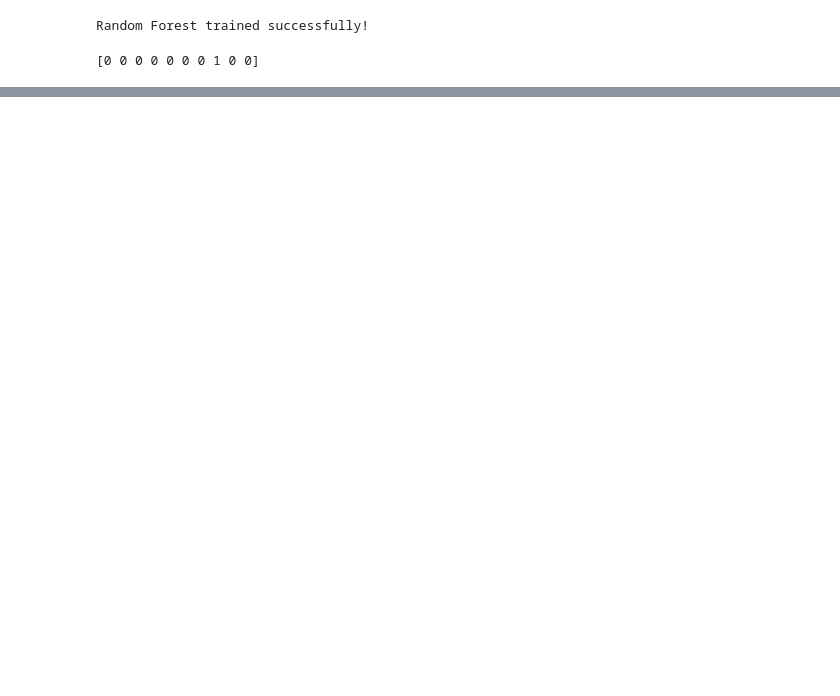
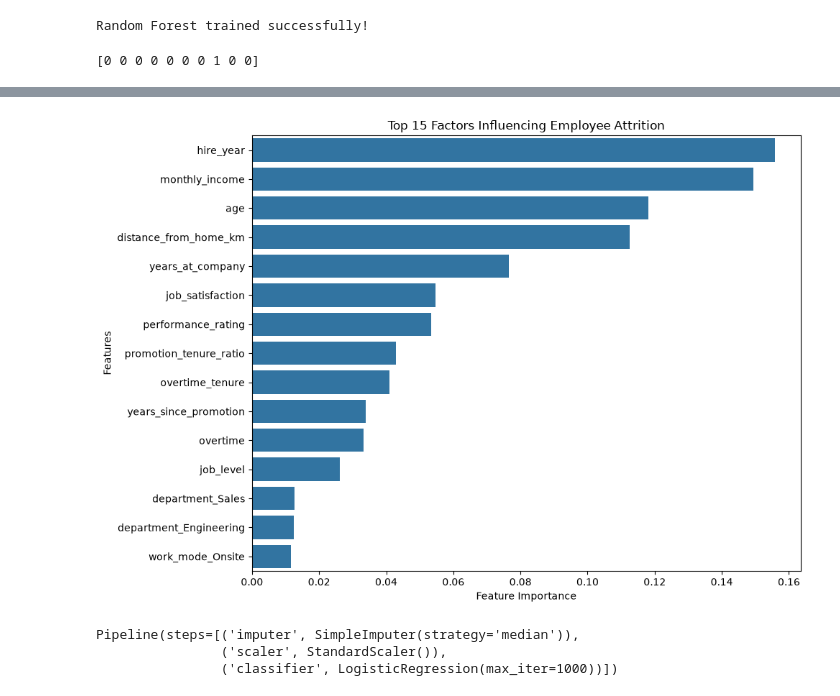
Before and after one commit to jiyamanchanda/job-attrition, a Jupyter notebook: notebooks/modeltraining.ipynb, the cells around one changed output, grey strips where cells are left out. Saved outputs shown, nothing was run; the diff lists cells and outputs as text; code cells hidden in the pictures; blank space fills up the shorter version.

```diff
--- a/notebooks/modeltraining.ipynb
+++ b/notebooks/modeltraining.ipynb
@@ -244,0 +519,16 @@ print(y_pred_rf[:10])
+# %%
+# Extract feature importance from Random Forest
+
+importances = random_forest.named_steps["classifier"].feature_importances_
+
+feature_importance = pd.DataFrame({
+    "Feature": X_train.columns,
+    "Importance": importances
+})
+
+feature_importance = feature_importance.sort_values(
+    by="Importance",
+    ascending=False
+)
+
+feature_importance.head(15)
@@ -244,0 +552,21 @@ print(y_pred_rf[:10])
+# %%
+# Plot top 15 important features
+
+top_features = feature_importance.head(15)
+
+plt.figure(figsize=(10, 7))
+
+sns.barplot(
+    data=top_features,
+    x="Importance",
+    y="Feature"
+)
+
+plt.title("Top 15 Factors Influencing Employee Attrition")
+plt.xlabel("Feature Importance")
+plt.ylabel("Features")
+
+plt.tight_layout()
+plt.show()
+# %% [output]
+[figure, added]
@@ -244,0 +581,12 @@ print(y_pred_rf[:10])
+# %%
+logistic_model = Pipeline([
+    ("imputer", SimpleImputer(strategy="median")),
+    ("scaler", StandardScaler()),
+    ("classifier", LogisticRegression(max_iter=1000))
+])
+
+logistic_model.fit(X_train_new, y_train_new)
+# %% [output]
+Pipeline(steps=[('imputer', SimpleImputer(strategy='median')),
+                ('scaler', StandardScaler()),
+                ('classifier', LogisticRegression(max_iter=1000))])
```
Also changed, not shown: parts of 40 cells of this notebook, 11 other files.
